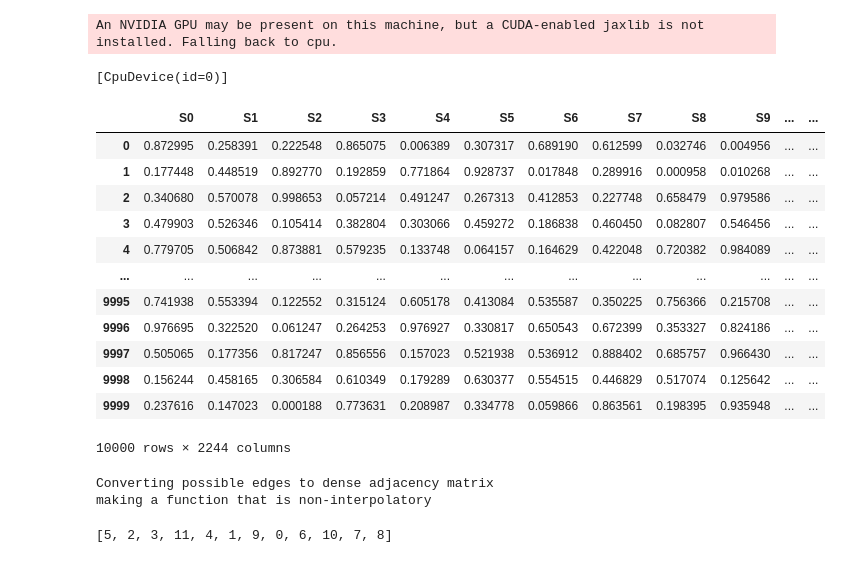
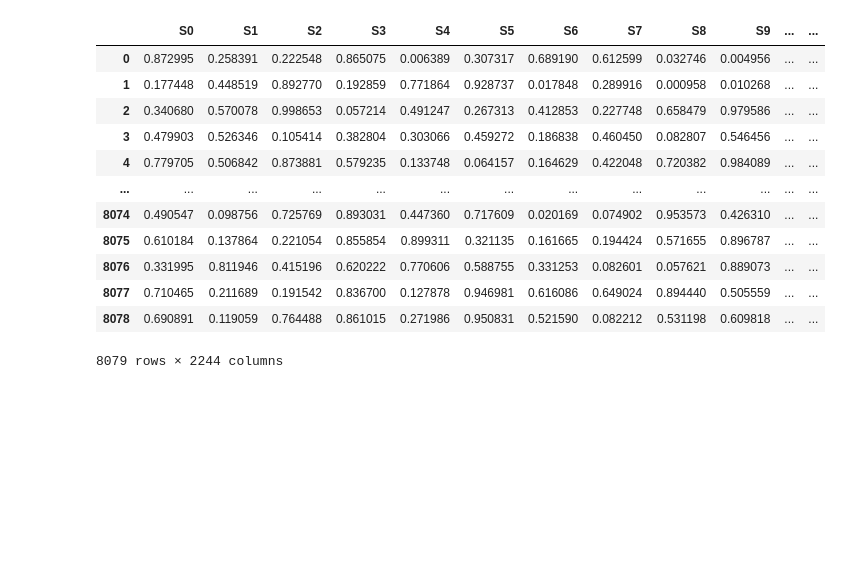
Before and after one commit to TheoBourdais/ComputationalHypergraphDiscovery, a Jupyter notebook: examples/Chemistry-Big/process big chemical reaction uniform data.ipynb, the cells around one changed output. Cells and saved outputs as stored; diff of their text form; code cells hidden in the pictures; blank space fills up the shorter version.

Commit message:
process uniform data

```diff
--- a/examples/Chemistry-Big/process big chemical reaction uniform data.ipynb
+++ b/examples/Chemistry-Big/process big chemical reaction uniform data.ipynb
@@ -4,7 +0,0 @@
-# %%
-import jax
-import os
-jax.devices()
-# %% [output]
-An NVIDIA GPU may be present on this machine, but a CUDA-enabled jaxlib is not installed. Falling back to cpu.
-[CpuDevice(id=0)]
@@ -21,28 +13,24 @@ import jax.numpy as np
 # %%
-additional=10
 
 df=pd.read_csv('./BCR_uniform.csv')
-df=df[df.columns[df.std(axis=0)!=0]]
-relabel={n:n.replace('\\','/') for n in df.columns}
-df.columns=[n.replace('\\','/') for n in df.columns]
 cut=2400
 df_train=df[:cut]
 df_test=df[cut:]
 df
 # %% [output]
 |  | S0 | S1 | S2 | S3 | S4 | S5 | S6 | S7 | S8 | S9 | ... | ... |
 | 0 | 0.872995 | 0.258391 | 0.222548 | 0.865075 | 0.006389 | 0.307317 | 0.689190 | 0.612599 | 0.032746 | 0.004956 | ... | ... |
 | 1 | 0.177448 | 0.448519 | 0.892770 | 0.192859 | 0.771864 | 0.928737 | 0.017848 | 0.289916 | 0.000958 | 0.010268 | ... | ... |
 | 2 | 0.340680 | 0.570078 | 0.998653 | 0.057214 | 0.491247 | 0.267313 | 0.412853 | 0.227748 | 0.658479 | 0.979586 | ... | ... |
 | 3 | 0.479903 | 0.526346 | 0.105414 | 0.382804 | 0.303066 | 0.459272 | 0.186838 | 0.460450 | 0.082807 | 0.546456 | ... | ... |
 | 4 | 0.779705 | 0.506842 | 0.873881 | 0.579235 | 0.133748 | 0.064157 | 0.164629 | 0.422048 | 0.720382 | 0.984089 | ... | ... |
 | ... | ... | ... | ... | ... | ... | ... | ... | ... | ... | ... | ... | ... |
-| 9995 | 0.741938 | 0.553394 | 0.122552 | 0.315124 | 0.605178 | 0.413084 | 0.535587 | 0.350225 | 0.756366 | 0.215708 | ... | ... |
-| 9996 | 0.976695 | 0.322520 | 0.061247 | 0.264253 | 0.976927 | 0.330817 | 0.650543 | 0.672399 | 0.353327 | 0.824186 | ... | ... |
-| 9997 | 0.505065 | 0.177356 | 0.817247 | 0.856556 | 0.157023 | 0.521938 | 0.536912 | 0.888402 | 0.685757 | 0.966430 | ... | ... |
-| 9998 | 0.156244 | 0.458165 | 0.306584 | 0.610349 | 0.179289 | 0.630377 | 0.554515 | 0.446829 | 0.517074 | 0.125642 | ... | ... |
-| 9999 | 0.237616 | 0.147023 | 0.000188 | 0.773631 | 0.208987 | 0.334778 | 0.059866 | 0.863561 | 0.198395 | 0.935948 | ... | ... |
+| 8074 | 0.490547 | 0.098756 | 0.725769 | 0.893031 | 0.447360 | 0.717609 | 0.020169 | 0.074902 | 0.953573 | 0.426310 | ... | ... |
+| 8075 | 0.610184 | 0.137864 | 0.221054 | 0.855854 | 0.899311 | 0.321135 | 0.161665 | 0.194424 | 0.571655 | 0.896787 | ... | ... |
+| 8076 | 0.331995 | 0.811946 | 0.415196 | 0.620222 | 0.770606 | 0.588755 | 0.331253 | 0.082601 | 0.057621 | 0.889073 | ... | ... |
+| 8077 | 0.710465 | 0.211689 | 0.191542 | 0.836700 | 0.127878 | 0.946981 | 0.616086 | 0.649024 | 0.894440 | 0.505559 | ... | ... |
+| 8078 | 0.690891 | 0.119059 | 0.764488 | 0.861015 | 0.271986 | 0.950831 | 0.521590 | 0.082212 | 0.531198 | 0.609818 | ... | ... |
-10000 rows × 2244 columns
+8079 rows × 2244 columns
 # %%
 possible_edges=nx.DiGraph()
 edges=[]
@@ -57,5 +50,0 @@ possible_edges.add_edges_from(edges)
-# %%
-graph_discovery=CHD.GraphDiscovery.from_dataframe(df_train,normalize=True,possible_edges=possible_edges,kernels=[CHD.Modes.QuadraticMode(memory_efficient_required=True)],gamma_min=1e-9)
-# %% [output]
-Converting possible edges to dense adjacency matrix
-making a function that is non-interpolatory
@@ -67,6 +50,0 @@ graphs = [nx.relabel_nodes(graph, relabel) for graph in graphs]
-# %%
-indexes_treated=[path.split('/')[-1][:-4].split('_')[-1] for path in glob.glob('./results_all_uniform_BCR/*.pkl')]
-indexes_treated=[int(index) for index in indexes_treated]
-indexes_treated
-# %% [output]
-[5, 2, 3, 11, 4, 1, 9, 0, 6, 10, 7, 8]
```
Also changed, not shown: parts of 57 cells of this notebook, 12 other files.
